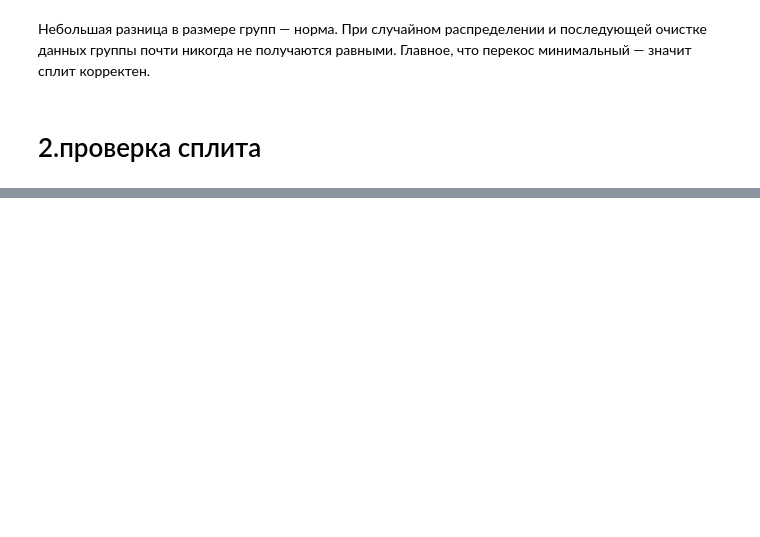
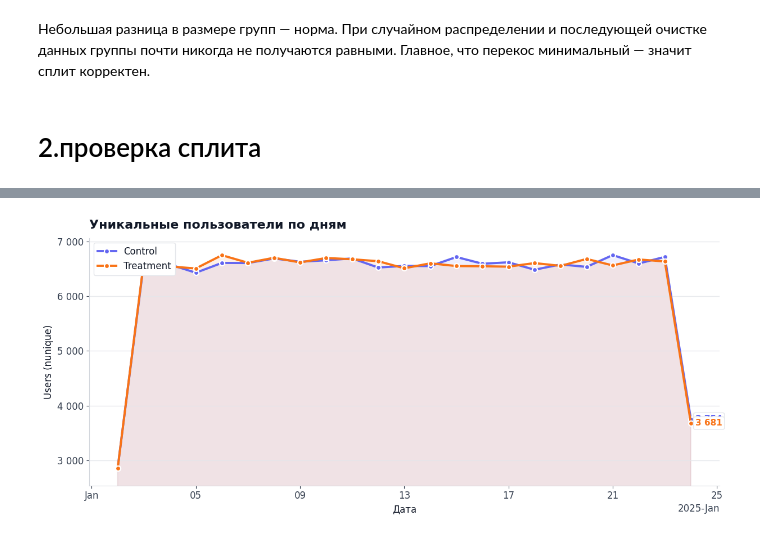
Before and after one commit to reeenss/gp3-hse-uraura, a Jupyter notebook: 1part/final.ipynb, the cells around one changed output, grey strips where cells are left out. Cells and saved outputs as stored; diff of their text form; code cells hidden in the pictures; blank space fills up the shorter version.

```diff
--- a/1part/final.ipynb
+++ b/1part/final.ipynb
@@ -190,0 +242,98 @@ Degrees of freedom: 22
+# %%
+import matplotlib.pyplot as plt
+import matplotlib.dates as mdates
+from matplotlib.ticker import FuncFormatter
+import pandas as pd
+
+# на всякий случай приводим индекс к datetime
+dc = daily_counts.copy()
+dc.index = pd.to_datetime(dc.index)
+
+# --- Modern palette (в духе Tailwind) ---
+C_CONTROL   = "#6366F1"  # indigo-500
+C_TREATMENT = "#F97316"  # orange-500
+GRID_COLOR  = "#E5E7EB"  # gray-200
+TEXT_COLOR  = "#111827"  # gray-900
+
+plt.rcParams.update({
+    "figure.facecolor": "white",
+    "axes.facecolor": "white",
+    "axes.edgecolor": "#D1D5DB",
+    "axes.labelcolor": TEXT_COLOR,
+    "xtick.color": "#374151",
+    "ytick.color": "#374151",
+    "text.color": TEXT_COLOR,
+    "font.size": 12,
+})
+
+fig, ax = plt.subplots(figsize=(12.5, 5.6))
+
+# линии
+ax.plot(dc.index, dc["control"],
+        label="Control",
+        color=C_CONTROL, linewidth=2.8,
+        marker="o", markersize=6.5,
+        markerfacecolor=C_CONTROL, markeredgecolor="white", markeredgewidth=1.6)
+
+ax.plot(dc.index, dc["treatment"],
+        label="Treatment",
+        color=C_TREATMENT, linewidth=2.8,
+        marker="o", markersize=6.5,
+        markerfacecolor=C_TREATMENT, markeredgecolor="white", markeredgewidth=1.6)
+
+# легкая заливка под линиями (очень “dashboard”)
+ax.fill_between(dc.index, dc["control"].values, alpha=0.10, color=C_CONTROL)
+ax.fill_between(dc.index, dc["treatment"].values, alpha=0.10, color=C_TREATMENT)
+
+# сетка и спайны
+ax.grid(True, axis="y", color=GRID_COLOR, linewidth=1.0, alpha=0.9)
+ax.grid(False, axis="x")
+ax.spines["top"].set_visible(False)
+ax.spines["right"].set_visible(False)
+
+# формат оси дат (красиво и без каши)
+locator = mdates.AutoDateLocator(minticks=5, maxticks=9)
+ax.xaxis.set_major_locator(locator)
+ax.xaxis.set_major_formatter(mdates.ConciseDateFormatter(locator))
+plt.setp(ax.get_xticklabels(), rotation=0, ha="center")
+
+# формат Y: 12 345 вместо 12345
+ax.yaxis.set_major_formatter(FuncFormatter(lambda x, pos: f"{int(x):,}".replace(",", " ")))
+
+# заголовок/подписи
+ax.set_title("Уникальные пользователи по дням", loc="left", fontsize=16, pad=12, fontweight="bold")
+ax.set_xlabel("Дата")
+ax.set_ylabel("Users (nunique)")
+
+# подпишем последние точки (очень читабельно в презентации)
+def annotate_last(series, color, dx=6):
+    x_last = dc.index[-1]
+    y_last = float(series.iloc[-1])
+    ax.annotate(f"{int(y_last):,}".replace(",", " "),
+                xy=(x_last, y_last),
+                xytext=(dx, 0),
+                textcoords="offset points",
+                va="center", ha="left",
+                fontsize=11, fontweight="bold",
+                color=color,
+                bbox=dict(boxstyle="round,pad=0.25", fc="white", ec="#E5E7EB", lw=1))
+
+annotate_last(dc["control"], C_CONTROL)
+annotate_last(dc["treatment"], C_TREATMENT)
+
+# легенда
+leg = ax.legend(frameon=True, loc="upper left")
+leg.get_frame().set_facecolor("white")
+leg.get_frame().set_edgecolor("#E5E7EB")
+leg.get_frame().set_alpha(1)
+
+# адекватные отступы по Y
+ymin = min(dc["control"].min(), dc["treatment"].min())
+ymax = max(dc["control"].max(), dc["treatment"].max())
+pad = (ymax - ymin) * 0.08 if ymax > ymin else 1
+ax.set_ylim(ymin - pad, ymax + pad)
+
+plt.tight_layout()
+plt.show()
+# %% [output]
+[figure, added]
```
Also changed, not shown: parts of 27 cells of this notebook, 2 other files.
